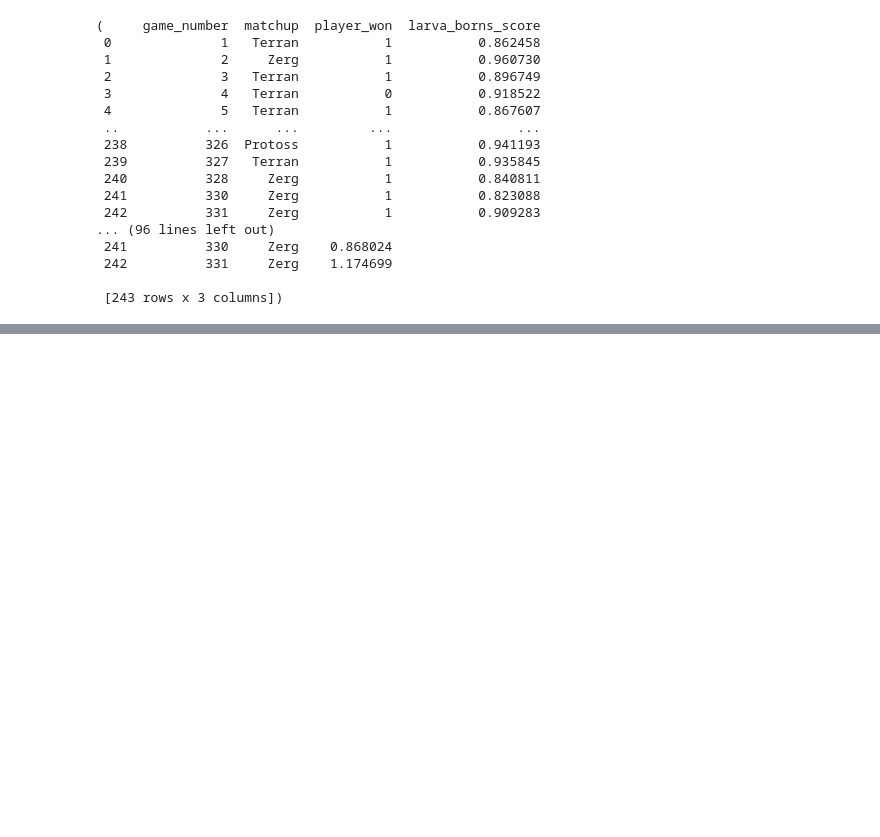
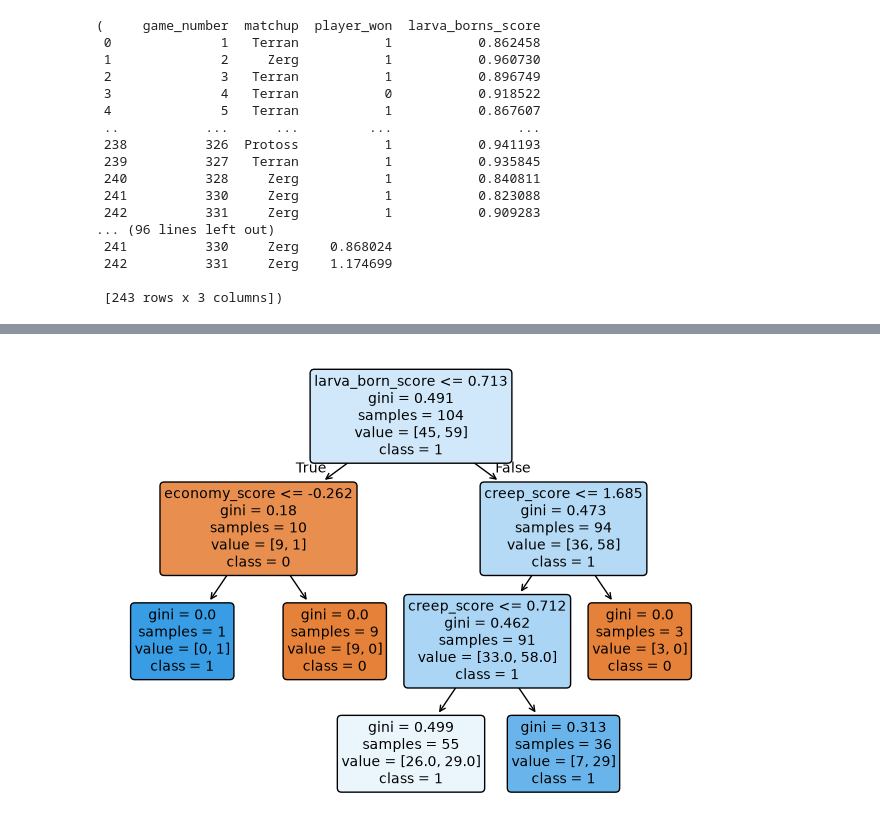
Before and after one commit to Peter-32/benchmark, a Jupyter notebook: notebooks/explore_data.ipynb, the cells around one changed output, grey strips where cells are left out. Cells and saved outputs as stored; diff of their text form; code cells hidden in the pictures; blank space fills up the shorter version.

```diff
--- a/notebooks/explore_data.ipynb
+++ b/notebooks/explore_data.ipynb
@@ -500,5 +500,6 @@ combined_df = pd.merge(combined_df, supply_output_df, on='game_number', how='lef
 combined_df = pd.merge(combined_df, economy_output_df, on='game_number', how='left', suffixes=('', '_f'))
 combined_df = pd.merge(combined_df, army_output_df, on='game_number', how='left', suffixes=('', '_g'))
 combined_df = pd.merge(combined_df, tech_output_df, on='game_number', how='left', suffixes=('', '_h'))
+combined_df = combined_df[[x for x in combined_df.columns if x == 'matchup_a' or 'matchup' not in x]].copy()
 combined_df
 # %% [output]
@@ -505,0 +521,15 @@ MergeError: Passing 'suffixes' which cause duplicate columns {'matchup_x'} is no
+# %%
+combined_df.rename(columns={'larva_borns_score': 'larva_born_score'}, inplace=True)
+# %%
+from sklearn.tree import DecisionTreeClassifier, plot_tree
+temp_df = combined_df.query("matchup_a == 'Terran'")
+X = temp_df[[x for x in temp_df.columns if 'score' in x]].copy()
+y = temp_df['player_won']
+model = DecisionTreeClassifier(max_depth=3, random_state=1)
+model.fit(X, y)
+plt.figure()
+plot_tree(model, feature_names=X.columns, class_names=[str(c) for c in model.classes_], filled=True, rounded=True, fontsize=10)
+plt.tight_layout()
+plt.show()
+# %% [output]
+[figure, added]
```
Also changed, not shown: parts of 12 cells of this notebook.
